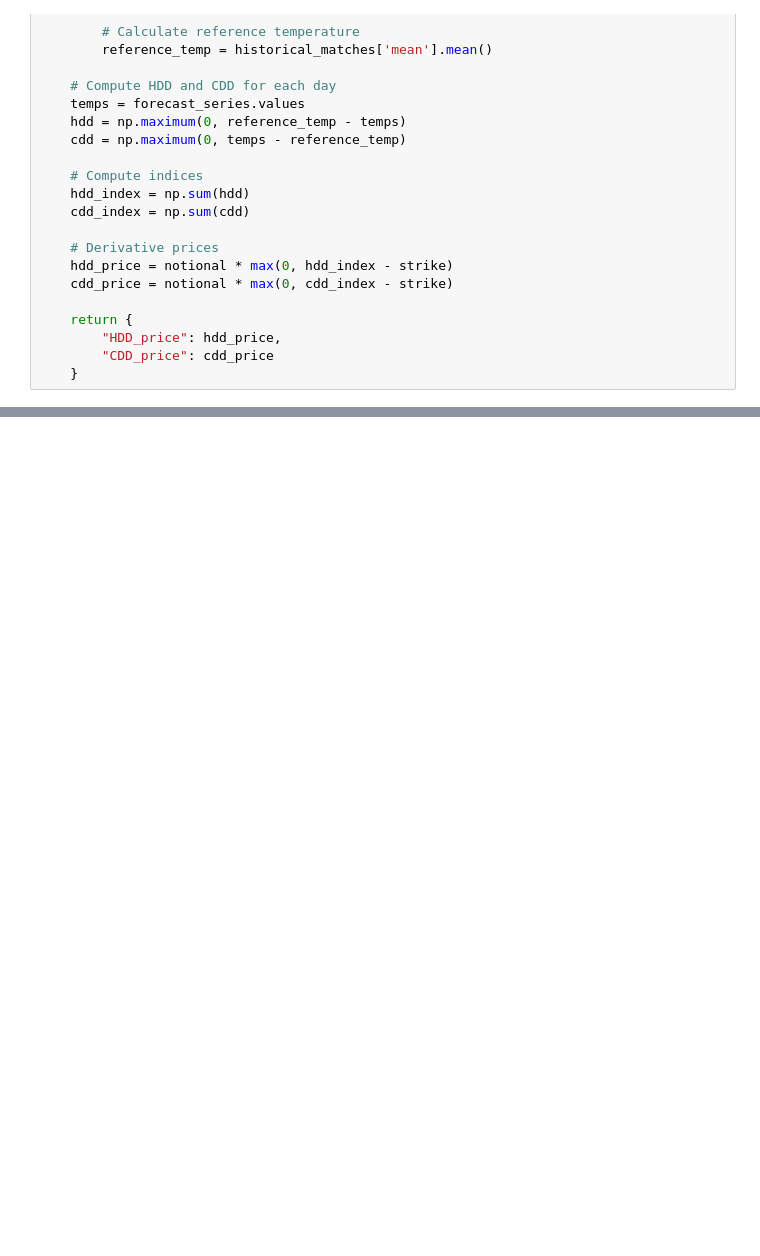
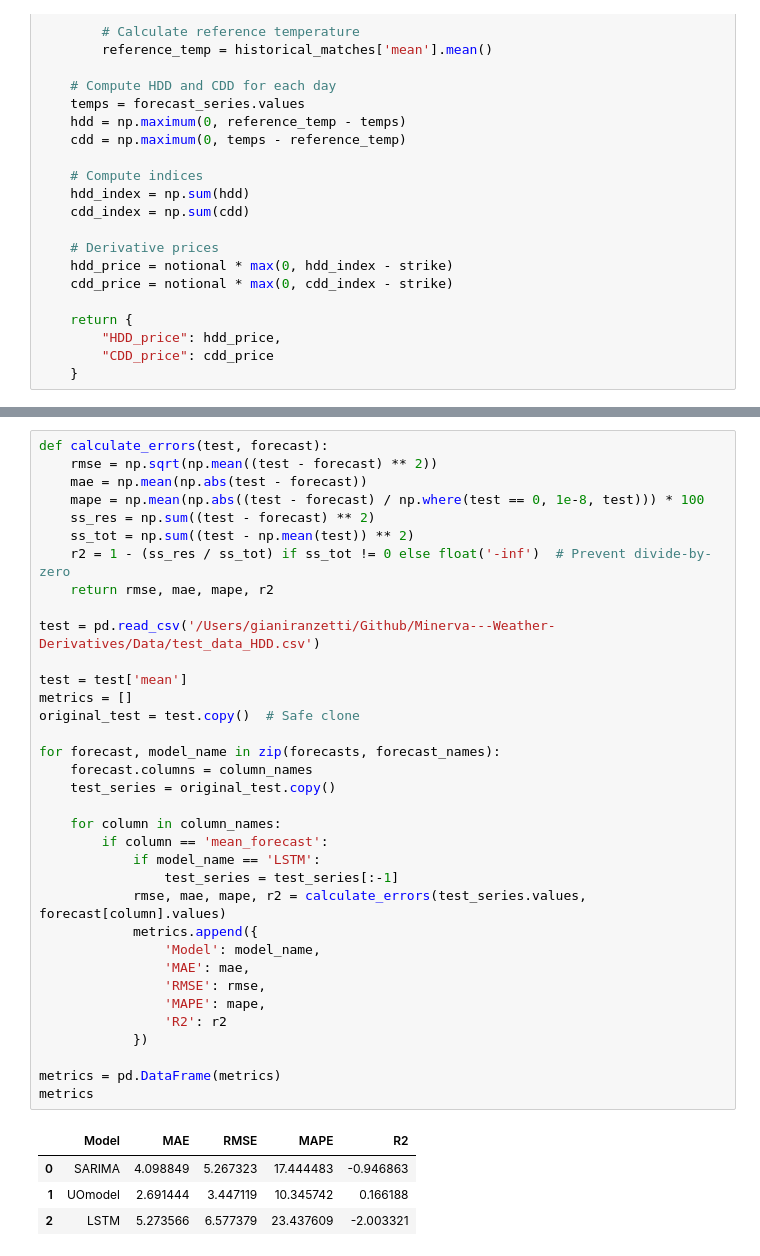
Before and after one commit to GianiRanzetti/Minerva---Weather-Derivatives, a Jupyter notebook: pricer.ipynb, the cells around one changed output, grey strips where cells are left out. Cells and saved outputs as stored; diff of their text form; blank space fills up the shorter version.

```diff
--- a/pricer.ipynb
+++ b/pricer.ipynb
@@ -283,0 +323,40 @@ plt.show()
+# %%
+def calculate_errors(test, forecast):
+    rmse = np.sqrt(np.mean((test - forecast) ** 2))
+    mae = np.mean(np.abs(test - forecast))
+    mape = np.mean(np.abs((test - forecast) / np.where(test == 0, 1e-8, test))) * 100
+    ss_res = np.sum((test - forecast) ** 2)
+    ss_tot = np.sum((test - np.mean(test)) ** 2)
+    r2 = 1 - (ss_res / ss_tot) if ss_tot != 0 else float('-inf')  # Prevent divide-by-zero
+    return rmse, mae, mape, r2
+
+test = pd.read_csv('/Users/gianiranzetti/Github/Minerva---Weather-Derivatives/Data/test_data_HDD.csv')
+
+test = test['mean']
+metrics = []
+original_test = test.copy()  # Safe clone
+
+for forecast, model_name in zip(forecasts, forecast_names):
+    forecast.columns = column_names
+    test_series = original_test.copy()
+
+    for column in column_names:
+        if column == 'mean_forecast':
+            if model_name == 'LSTM':
+                test_series = test_series[:-1]
+            rmse, mae, mape, r2 = calculate_errors(test_series.values, forecast[column].values)
+            metrics.append({
+                'Model': model_name,
+                'MAE': mae,
+                'RMSE': rmse,
+                'MAPE': mape,
+                'R2': r2
+            })
+
+metrics = pd.DataFrame(metrics)
+metrics
+# %% [output]
+|  | Model | MAE | RMSE | MAPE | R2 |
+| 0 | SARIMA | 4.098849 | 5.267323 | 17.444483 | -0.946863 |
+| 1 | UOmodel | 2.691444 | 3.447119 | 10.345742 | 0.166188 |
+| 2 | LSTM | 5.273566 | 6.577379 | 23.437609 | -2.003321 |
```
Also changed, not shown: parts of 10 cells of this notebook, 5 other files.
